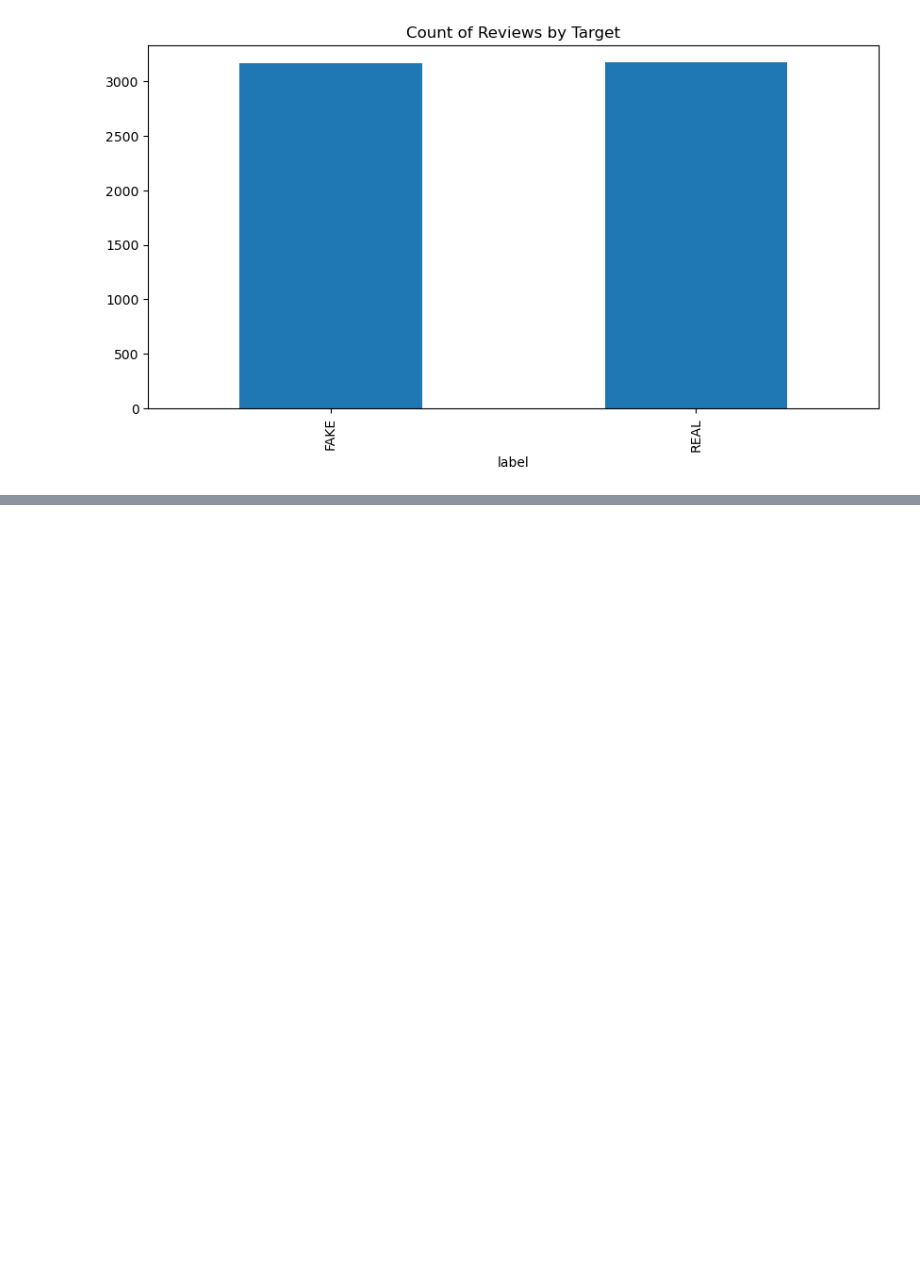
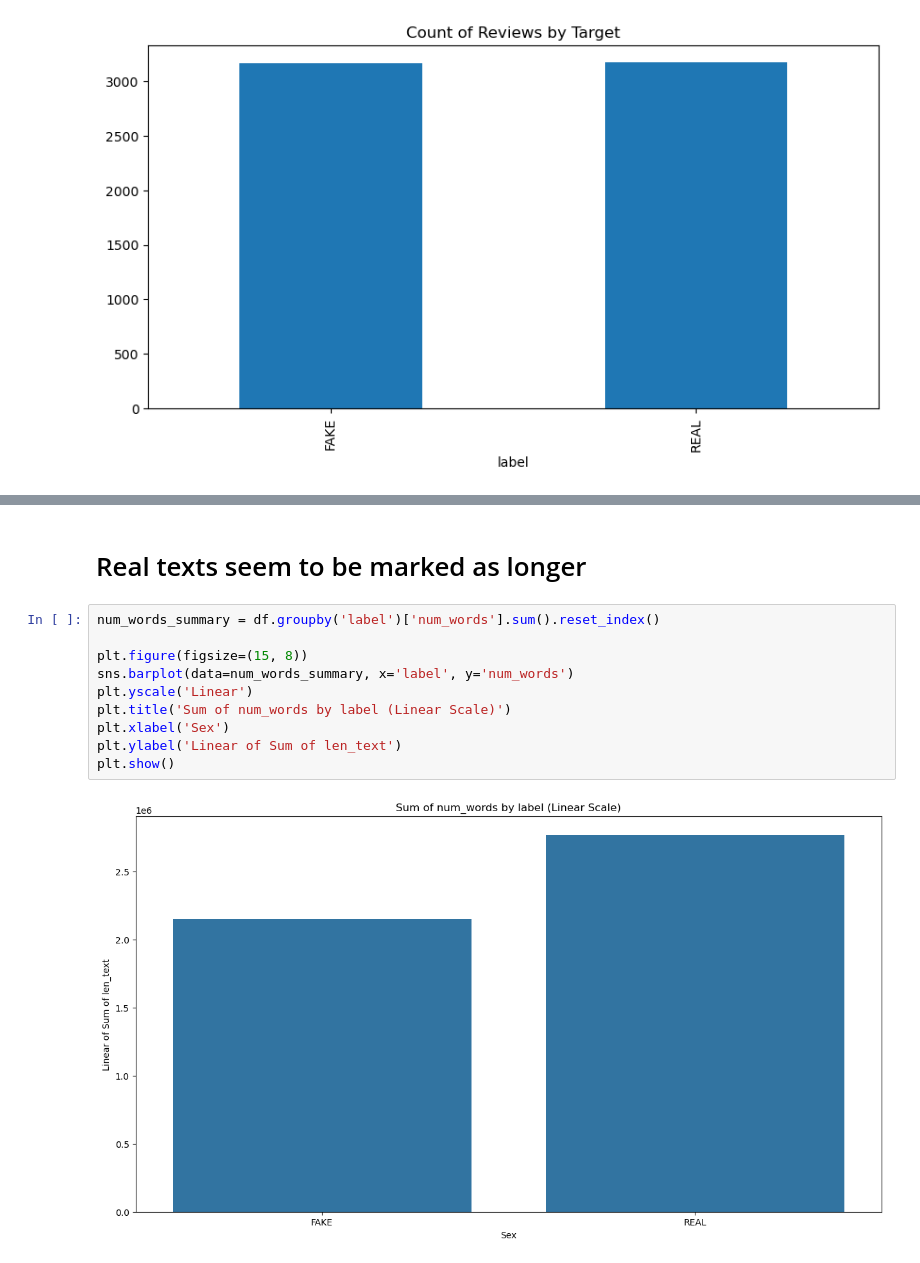
Before and after one commit to MaukanMir/Fake-News-Sentiment-Analysis-3, a Jupyter notebook: training.ipynb, the cells around one changed output, grey strips where cells are left out. Cells and saved outputs as stored; diff of their text form; blank space fills up the shorter version.

```diff
--- a/training.ipynb
+++ b/training.ipynb
@@ -210,0 +245,14 @@ Class=REAL, Count=3171, Percentage=50.055%
+# %% [markdown]
+# Real texts seem to be marked as longer
+# %%
+num_words_summary = df.groupby('label')['num_words'].sum().reset_index()
+
+plt.figure(figsize=(15, 8))
+sns.barplot(data=num_words_summary, x='label', y='num_words')
+plt.yscale('Linear')
+plt.title('Sum of num_words by label (Linear Scale)')
+plt.xlabel('Sex')
+plt.ylabel('Linear of Sum of len_text')
+plt.show()
+# %% [output]
+[figure, added]
```
Also changed, not shown: parts of 4 cells of this notebook.
